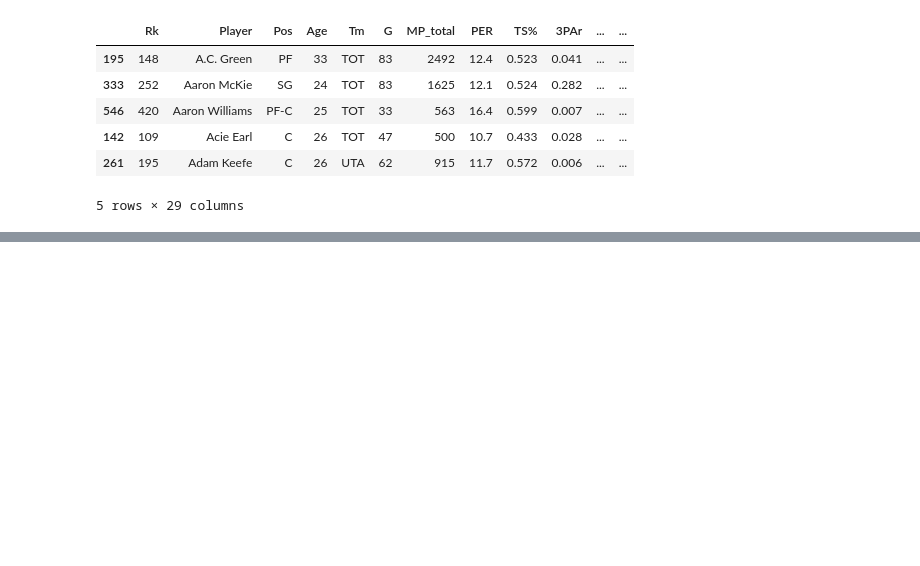
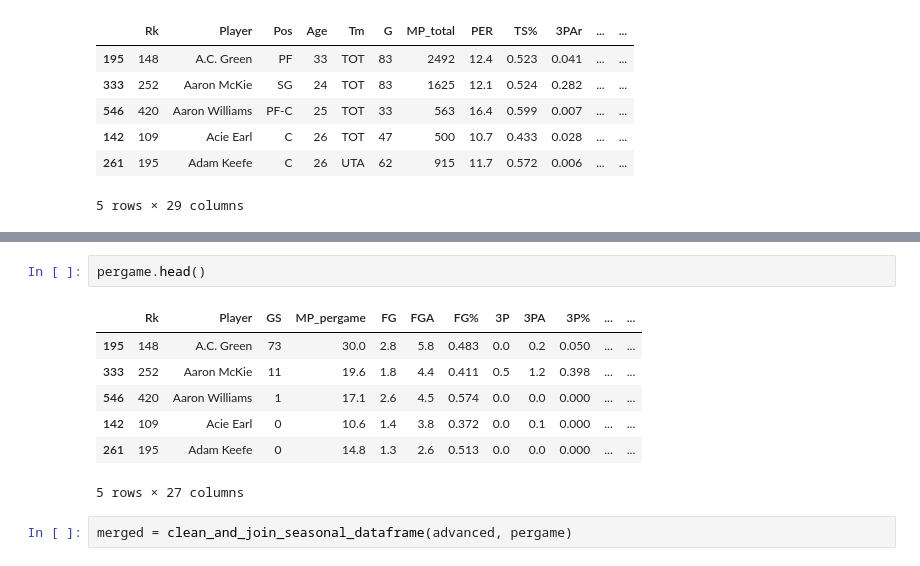
Before and after one commit to KirkAVoss/kv-capstone, a Jupyter notebook: NBAwinshare/notebooks/EDA_and_read_in_functionality.ipynb, the cells around one changed output, grey strips where cells are left out. Cells and saved outputs as stored; diff of their text form; blank space fills up the shorter version.

```diff
--- a/NBAwinshare/notebooks/EDA_and_read_in_functionality.ipynb
+++ b/NBAwinshare/notebooks/EDA_and_read_in_functionality.ipynb
@@ -1067,0 +1106,12 @@ advanced.head()
+# %%
+pergame.head()
+# %% [output]
+|  | Rk | Player | GS | MP_pergame | FG | FGA | FG% | 3P | 3PA | 3P% | ... | ... |
+| 195 | 148 | A.C. Green | 73 | 30.0 | 2.8 | 5.8 | 0.483 | 0.0 | 0.2 | 0.050 | ... | ... |
+| 333 | 252 | Aaron McKie | 11 | 19.6 | 1.8 | 4.4 | 0.411 | 0.5 | 1.2 | 0.398 | ... | ... |
+| 546 | 420 | Aaron Williams | 1 | 17.1 | 2.6 | 4.5 | 0.574 | 0.0 | 0.0 | 0.000 | ... | ... |
+| 142 | 109 | Acie Earl | 0 | 10.6 | 1.4 | 3.8 | 0.372 | 0.0 | 0.1 | 0.000 | ... | ... |
+| 261 | 195 | Adam Keefe | 0 | 14.8 | 1.3 | 2.6 | 0.513 | 0.0 | 0.0 | 0.000 | ... | ... |
+5 rows × 27 columns
+# %%
+merged = clean_and_join_seasonal_dataframe(advanced, pergame)
```
Also changed, not shown: parts of 8 cells of this notebook.
